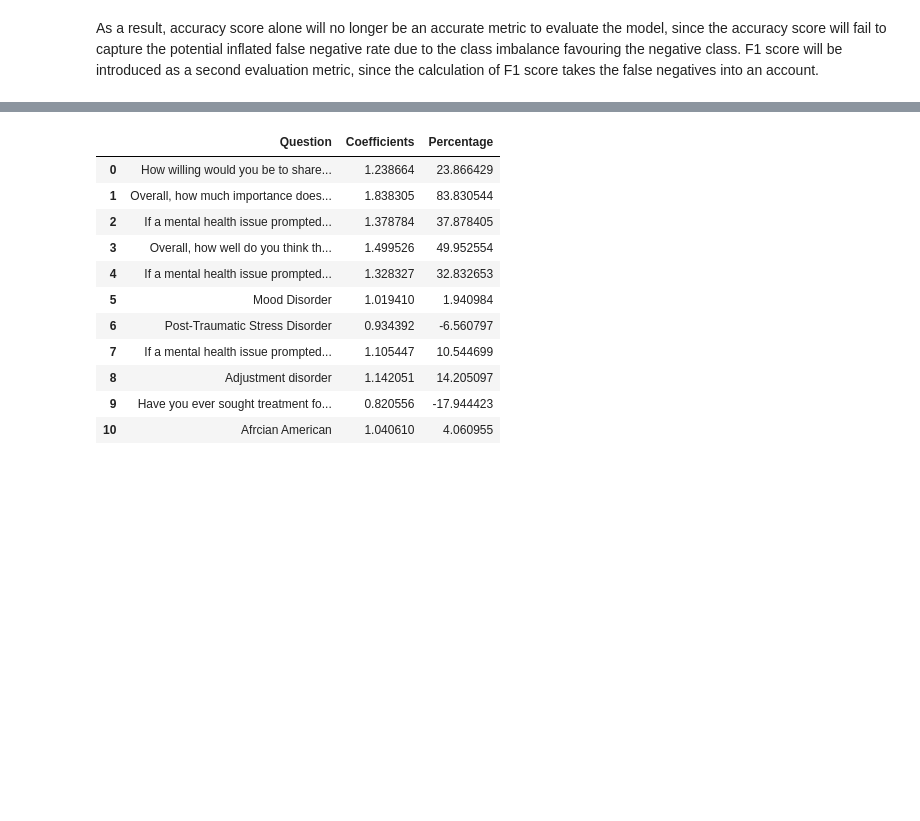
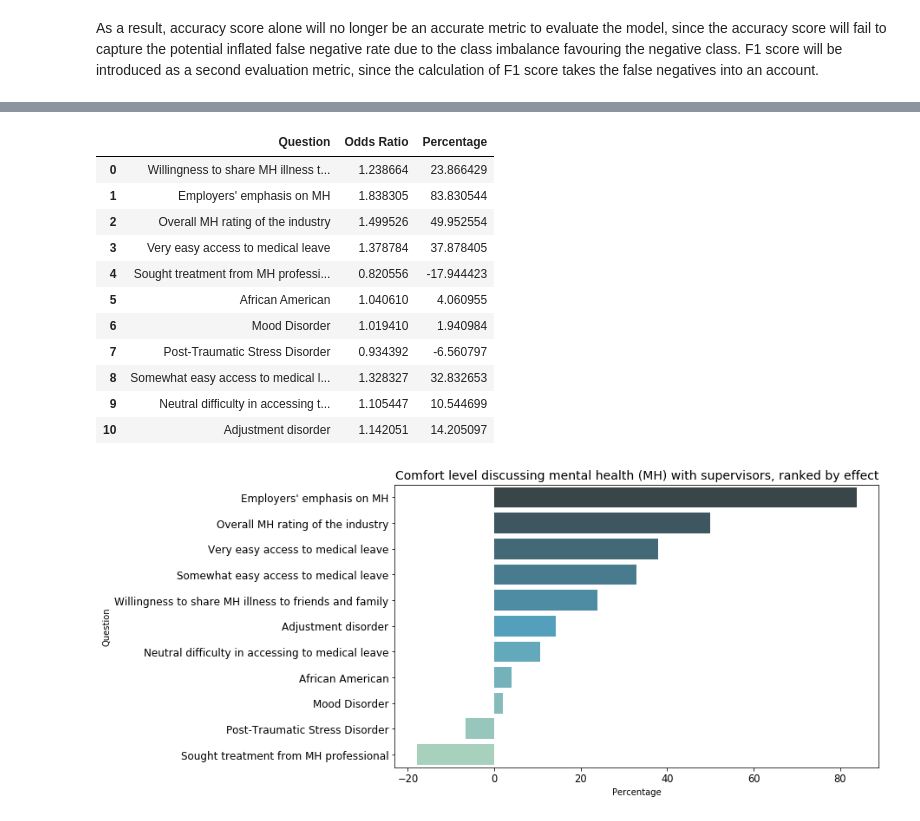
Before and after one commit to nattiechan/mh_survey_analysis, a Jupyter notebook: Capstone modelling stage.ipynb, the cells around one changed output, grey strips where cells are left out. Saved outputs shown, nothing was run; the diff lists cells and outputs as text; code cells hidden in the pictures; blank space fills up the shorter version.

```diff
--- a/Capstone modelling stage.ipynb
+++ b/Capstone modelling stage.ipynb
@@ -346,5 +347,5 @@ size = company_size.iloc[:,[3,5]]
 demographics = pd.concat([gender,countries,races,size,df_2.iloc[:,[-9,1,3,4]]],axis=1)
 
 # Finalizing the table of independent variables with demographics
-independent_q1 = pd.concat([final,demographics],axis=1)
+independent_q3 = pd.concat([final,demographics],axis=1)
 # %% [markdown]
@@ -735,10 +734,10 @@ As a result, accuracy score alone will no longer be an accurate metric to evalua
 warnings.filterwarnings("ignore",category=DeprecationWarning)
 
 # creating and fitting the model
-ind_q1 = independent_q1.copy()
-ind_q1.columns = [np.arange(len(ind_q1.columns))]
+ind_q3 = independent_q3.copy()
+ind_q3.columns = [np.arange(len(ind_q3.columns))]
 
-X_train, X_test, y_train, y_test = train_test_split(ind_q1,dep_3a.values.astype(int),test_size = 0.2)
+X_train, X_test, y_train, y_test = train_test_split(ind_q3,dep_3a.values.astype(int),test_size = 0.2)
 
 
 estimators = [("normalize", preprocessing.StandardScaler()),
@@ -870,9 +869,9 @@ One surprising finding is the relationship between **the impact of one's observa
 The alpha will be set at 0.05 and the confidence interval is set at 95%, which means the null hypothesis can be rejected if the p-value less than 0.05 and the confidence interval does not cross zero.
 # %%
 # 2nd question regarding supervisors
-# p-value WITH DEMOGRAPHICS
+# calculating p-value WITH DEMOGRAPHICS
 
-X_1 = independent_q1
+X_1 = independent_q3
 Y_1 = dep_3b.values.astype(int)
 
 scaler = preprocessing.StandardScaler()
@@ -947,10 +946,10 @@ As a result, accuracy score alone will no longer be an accurate metric to evalua
 warnings.filterwarnings("ignore",category=DeprecationWarning)
 
 # creating and fitting the model
-ind_q1 = independent_q1.copy()
-ind_q1.columns = [np.arange(len(ind_q1.columns))]
+ind_q3 = independent_q3.copy()
+ind_q3.columns = [np.arange(len(ind_q3.columns))]
 
-X_train, X_test, y_train, y_test = train_test_split(ind_q1,dep_3b.values.astype(int),test_size = 0.2)
+X_train, X_test, y_train, y_test = train_test_split(ind_q3,dep_3b.values.astype(int),test_size = 0.2)
 
 estimators = [("normalize", preprocessing.StandardScaler()),
              ("model",LogisticRegression())]
@@ -982,6 +981,7 @@ print("Test score of the best model:",round(fitted_grid_2.score(X_test,y_test)*1
 y_pred = fitted_grid_2.predict(X_test)
 
 print("F1 score of the best model:",round(f1_score(y_test,y_pred)*100,2),"%")
+print(" \n ")
 
 # Ranking of factors that are important for predicting comfort level, from most to least important
 indices = np.flip(fitted_grid_2.best_estimator_.named_steps["model"].feature_importances_.argsort())
@@ -989,18 +989,39 @@ indices = np.flip(fitted_grid_2.best_estimator_.named_steps["model"].feature_imp
 # creating a list of factors that are statistically significant
 sig_list = [3,4,5,9,15,19,20,21,22,23,35]
 
+labels = ["Neutral difficulty in accessing to medical leave","Somewhat easy access to medical leave","Very easy access to medical leave",
+          "Mood Disorder","Post-Traumatic Stress Disorder","Adjustment disorder","Sought treatment from MH professional",
+          "Willingness to share MH illness to friends and family","Employers' emphasis on MH","Overall MH rating of the industry","African American"]
+
+new_labels = list(zip(sig_list,labels))
+
+# Calculate the percentages and visualize results in a DataFrame
 numbers = []
+names = []
 for position,idx in enumerate(indices):
-    for num in sig_list:
+    for num,name in new_labels:
         if idx == num:
             numbers.append(idx)
+            names.append(name)
 
-list_of_q = independent_q1.columns[numbers].values
 odds_ratio = np.exp(fitted_model_demo.params)[numbers]
 percentage = (odds_ratio - 1) * 100
 
-q3b_result = pd.DataFrame({"Question": list_of_q,"Coefficients": odds_ratio, "Percentage": percentage})
-q3b_result
+# Visualizing the results
+q3b_result = pd.DataFrame({"Question": names, "Odds Ratio": odds_ratio, "Percentage": percentage})
+print("Comfort level discussing mental health (MH) with supervisors, ranked by feature importance:")
+display(q3b_result)
+
+# Visualizing the results in a barplot
+table = q3b_result.sort_values(by="Percentage",ascending=False)
+plt.figure(figsize = (10,6))
+sns.barplot(table["Percentage"],table["Question"],palette ="GnBu_d")
+plt.xlabel("Percentage")
+plt.ylabel("Question")
+plt.xticks(size=11.5)
+plt.yticks(size=12)
+plt.title("Comfort level discussing mental health (MH) with supervisors, ranked by effect", size = 14)
+plt.show();
 # %% [output]
 Best model:
 Pipeline(memory=None,
@@ -1016,13 +1040,14 @@ F1 score of the best model: 51.52 %
-|  | Question | Coefficients | Percentage |
-| 0 | How willing would you be to share... | 1.238664 | 23.866429 |
-| 1 | Overall, how much importance does... | 1.838305 | 83.830544 |
-| 2 | If a mental health issue prompted... | 1.378784 | 37.878405 |
-| 3 | Overall, how well do you think th... | 1.499526 | 49.952554 |
-| 4 | If a mental health issue prompted... | 1.328327 | 32.832653 |
-| 5 | Mood Disorder | 1.019410 | 1.940984 |
-| 6 | Post-Traumatic Stress Disorder | 0.934392 | -6.560797 |
-| 7 | If a mental health issue prompted... | 1.105447 | 10.544699 |
-| 8 | Adjustment disorder | 1.142051 | 14.205097 |
-| 9 | Have you ever sought treatment fo... | 0.820556 | -17.944423 |
-| 10 | Afrcian American | 1.040610 | 4.060955 |
+|  | Question | Odds Ratio | Percentage |
+| 0 | Willingness to share MH illness t... | 1.238664 | 23.866429 |
+| 1 | Employers' emphasis on MH | 1.838305 | 83.830544 |
+| 2 | Overall MH rating of the industry | 1.499526 | 49.952554 |
+| 3 | Very easy access to medical leave | 1.378784 | 37.878405 |
+| 4 | Sought treatment from MH professi... | 0.820556 | -17.944423 |
+| 5 | African American | 1.040610 | 4.060955 |
+| 6 | Mood Disorder | 1.019410 | 1.940984 |
+| 7 | Post-Traumatic Stress Disorder | 0.934392 | -6.560797 |
+| 8 | Somewhat easy access to medical l... | 1.328327 | 32.832653 |
+| 9 | Neutral difficulty in accessing t... | 1.105447 | 10.544699 |
+| 10 | Adjustment disorder | 1.142051 | 14.205097 |
+[figure, added]
 # %% [markdown]
```
Also changed, not shown: parts of 23 cells of this notebook, 1 other file.
